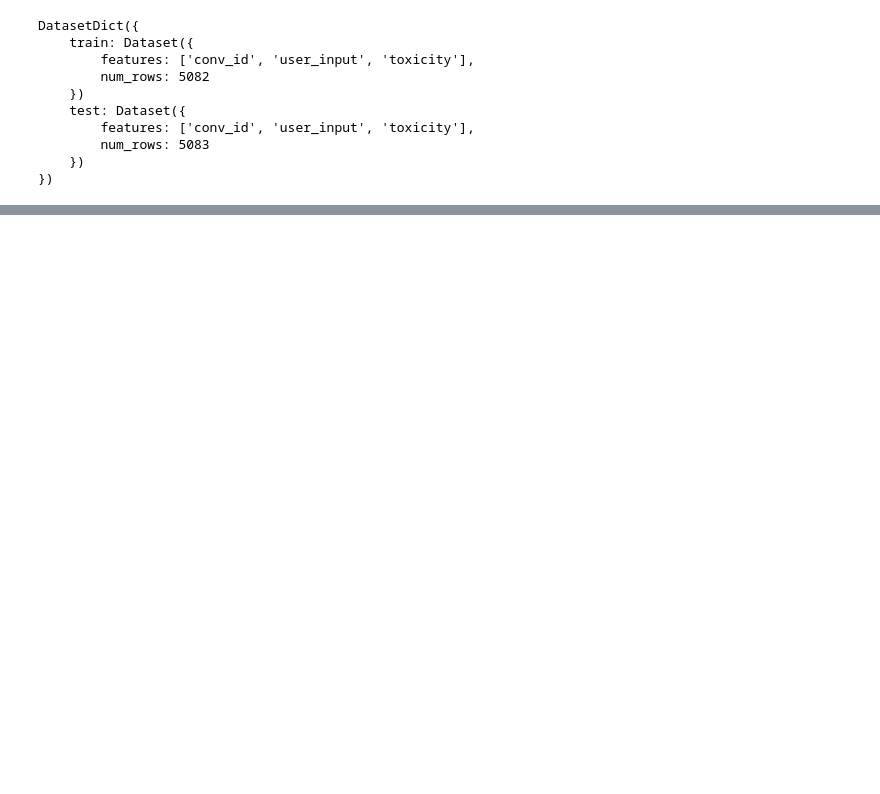
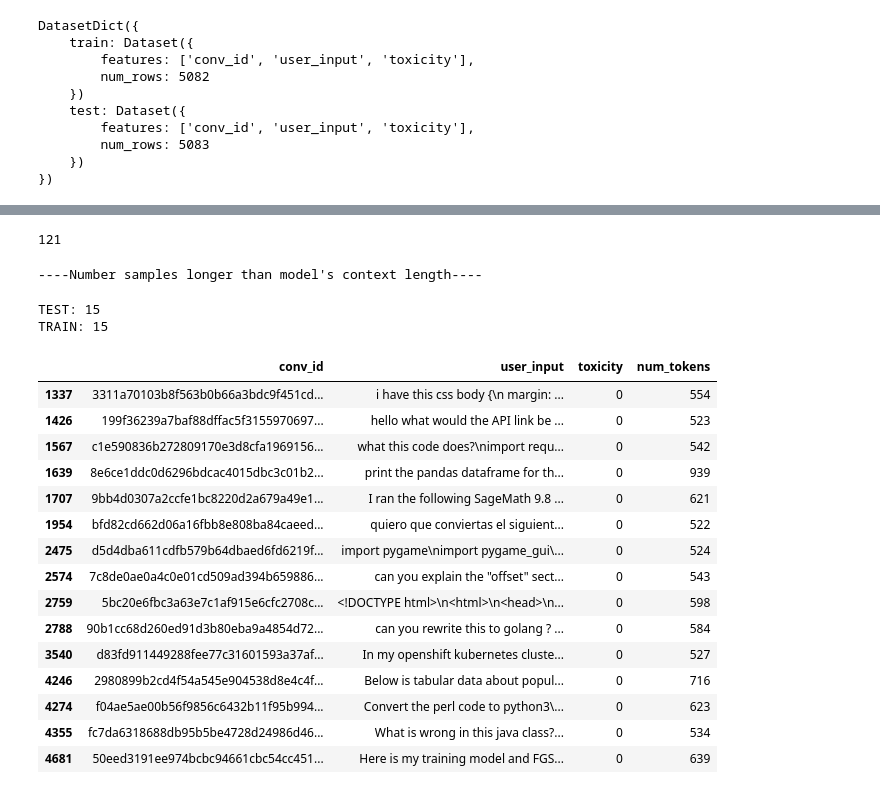
Before and after one commit to andrewrreed/hf-notebooks, a Jupyter notebook: data-cartography/data-cartography.ipynb, the cells around one changed output, grey strips where cells are left out. Drawn from its saved outputs; the diff is of its cells as text; code cells hidden in the pictures; blank space fills up the shorter version.

```diff
--- a/data-cartography/data-cartography.ipynb
+++ b/data-cartography/data-cartography.ipynb
@@ -58,0 +62,4 @@ None of PyTorch, TensorFlow >= 2.0, or Flax have been found. Models won't be ava
+# %%
+len(tokenizer(dataset["train"][1]["user_input"])["input_ids"])
+# %% [output]
+121
@@ -58,0 +80,6 @@ None of PyTorch, TensorFlow >= 2.0, or Flax have been found. Models won't be ava
+# %%
+check_seq_length(dataset, tokenizer)
+# %% [output]
+----Number samples longer than model's context length----
+TEST: 15
+TRAIN: 15
@@ -58,0 +88,21 @@ None of PyTorch, TensorFlow >= 2.0, or Flax have been found. Models won't be ava
+# %%
+df = dataset["train"].to_pandas()
+# %%
+df.loc[df["num_tokens"]>=512]
+# %% [output]
+|  | conv_id | user_input | toxicity | num_tokens |
+| 1337 | 3311a70103b8f563b0b66a3bdc9f451cd... | i have this css body {\n margin: ... | 0 | 554 |
+| 1426 | 199f36239a7baf88dffac5f3155970697... | hello what would the API link be ... | 0 | 523 |
+| 1567 | c1e590836b272809170e3d8cfa1969156... | what this code does?\nimport requ... | 0 | 542 |
+| 1639 | 8e6ce1ddc0d6296bdcac4015dbc3c01b2... | print the pandas dataframe for th... | 0 | 939 |
+| 1707 | 9bb4d0307a2ccfe1bc8220d2a679a49e1... | I ran the following SageMath 9.8 ... | 0 | 621 |
+| 1954 | bfd82cd662d06a16fbb8e808ba84caeed... | quiero que conviertas el siguient... | 0 | 522 |
+| 2475 | d5d4dba611cdfb579b64dbaed6fd6219f... | import pygame\nimport pygame_gui\... | 0 | 524 |
+| 2574 | 7c8de0ae0a4c0e01cd509ad394b659886... | can you explain the "offset" sect... | 0 | 543 |
+| 2759 | 5bc20e6fbc3a63e7c1af915e6cfc2708c... | <!DOCTYPE html>\n<html>\n<head>\n... | 0 | 598 |
+| 2788 | 90b1cc68d260ed91d3b80eba9a4854d72... | can you rewrite this to golang ? ... | 0 | 584 |
+| 3540 | d83fd911449288fee77c31601593a37af... | In my openshift kubernetes cluste... | 0 | 527 |
+| 4246 | 2980899b2cd4f54a545e904538d8e4c4f... | Below is tabular data about popul... | 0 | 716 |
+| 4274 | f04ae5ae00b56f9856c6432b11f95b994... | Convert the perl code to python3\... | 0 | 623 |
+| 4355 | fc7da6318688db95b5be4728d24986d46... | What is wrong in this java class?... | 0 | 534 |
+| 4681 | 50eed3191ee974bcbc94661cbc54cc451... | Here is my training model and FGS... | 0 | 639 |
```
Also changed, not shown: parts of 10 cells of this notebook.
